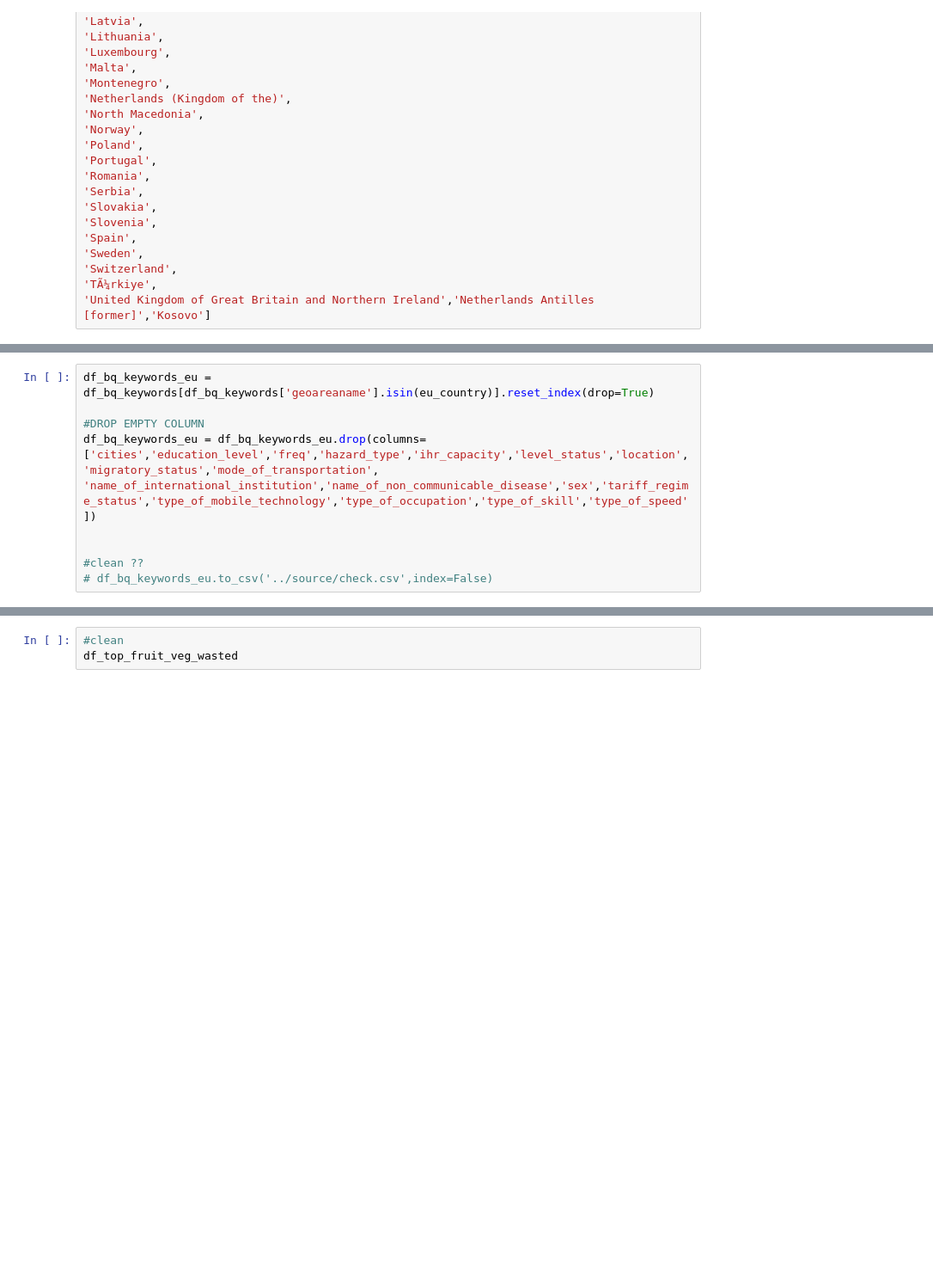
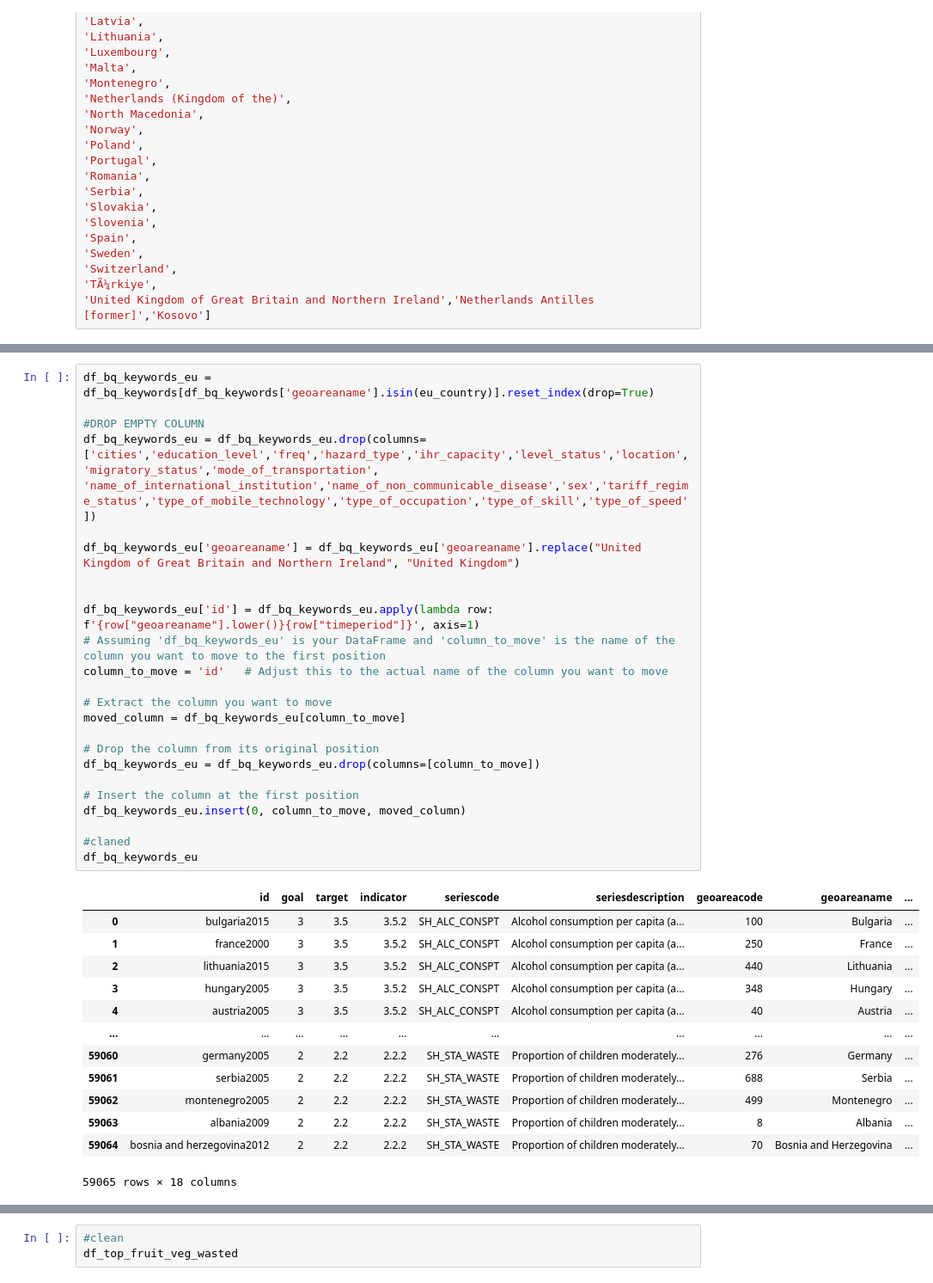
Before and after one commit to krantagat/food_waste_project, a Jupyter notebook: py_notebook/df_wastestat.ipynb, the cells around one changed output, grey strips where cells are left out. Shown at 86% size. Saved outputs shown, nothing was run; the diff lists cells and outputs as text; blank space fills up the shorter version.

```diff
--- a/py_notebook/df_wastestat.ipynb
+++ b/py_notebook/df_wastestat.ipynb
@@ -234,13 +346,42 @@ df_composition
-# %%
-df_bq_keywords_eu = df_bq_keywords[df_bq_keywords['geoareaname'].isin(eu_country)].reset_index(drop=True)
-
-#DROP EMPTY COLUMN
-df_bq_keywords_eu = df_bq_keywords_eu.drop(columns=['cities','education_level','freq','hazard_type','ihr_capacity','level_status','location','migratory_status','mode_of_transportation',
-'name_of_international_institution','name_of_non_communicable_disease','sex','tariff_regime_status','type_of_mobile_technology','type_of_occupation','type_of_skill','type_of_speed'])
-
-
-#clean ??
-# df_bq_keywords_eu.to_csv('../source/check.csv',index=False)
+# %%
+df_bq_keywords_eu = df_bq_keywords[df_bq_keywords['geoareaname'].isin(eu_country)].reset_index(drop=True)
+
+#DROP EMPTY COLUMN
+df_bq_keywords_eu = df_bq_keywords_eu.drop(columns=['cities','education_level','freq','hazard_type','ihr_capacity','level_status','location','migratory_status','mode_of_transportation',
+'name_of_international_institution','name_of_non_communicable_disease','sex','tariff_regime_status','type_of_mobile_technology','type_of_occupation','type_of_skill','type_of_speed'])
+
+df_bq_keywords_eu['geoareaname'] = df_bq_keywords_eu['geoareaname'].replace("United Kingdom of Great Britain and Northern Ireland", "United Kingdom")
+
+
+df_bq_keywords_eu['id'] = df_bq_keywords_eu.apply(lambda row: f'{row["geoareaname"].lower()}{row["timeperiod"]}', axis=1)
+# Assuming 'df_bq_keywords_eu' is your DataFrame and 'column_to_move' is the name of the column you want to move to the first position
+column_to_move = 'id'   # Adjust this to the actual name of the column you want to move
+
+# Extract the column you want to move
+moved_column = df_bq_keywords_eu[column_to_move]
+
+# Drop the column from its original position
+df_bq_keywords_eu = df_bq_keywords_eu.drop(columns=[column_to_move])
+
+# Insert the column at the first position
+df_bq_keywords_eu.insert(0, column_to_move, moved_column)
+
+#claned
+df_bq_keywords_eu
+# %% [output]
+|  | id | goal | target | indicator | seriescode | seriesdescription | geoareacode | geoareaname | ... |
+| 0 | bulgaria2015 | 3 | 3.5 | 3.5.2 | SH_ALC_CONSPT | Alcohol consumption per capita (a... | 100 | Bulgaria | ... |
+| 1 | france2000 | 3 | 3.5 | 3.5.2 | SH_ALC_CONSPT | Alcohol consumption per capita (a... | 250 | France | ... |
+| 2 | lithuania2015 | 3 | 3.5 | 3.5.2 | SH_ALC_CONSPT | Alcohol consumption per capita (a... | 440 | Lithuania | ... |
+| 3 | hungary2005 | 3 | 3.5 | 3.5.2 | SH_ALC_CONSPT | Alcohol consumption per capita (a... | 348 | Hungary | ... |
+| 4 | austria2005 | 3 | 3.5 | 3.5.2 | SH_ALC_CONSPT | Alcohol consumption per capita (a... | 40 | Austria | ... |
+| ... | ... | ... | ... | ... | ... | ... | ... | ... | ... |
+| 59060 | germany2005 | 2 | 2.2 | 2.2.2 | SH_STA_WASTE | Proportion of children moderately... | 276 | Germany | ... |
+| 59061 | serbia2005 | 2 | 2.2 | 2.2.2 | SH_STA_WASTE | Proportion of children moderately... | 688 | Serbia | ... |
+| 59062 | montenegro2005 | 2 | 2.2 | 2.2.2 | SH_STA_WASTE | Proportion of children moderately... | 499 | Montenegro | ... |
+| 59063 | albania2009 | 2 | 2.2 | 2.2.2 | SH_STA_WASTE | Proportion of children moderately... | 8 | Albania | ... |
+| 59064 | bosnia and herzegovina2012 | 2 | 2.2 | 2.2.2 | SH_STA_WASTE | Proportion of children moderately... | 70 | Bosnia and Herzegovina | ... |
+59065 rows × 18 columns
 # %%
 
 df_api_12['goal'] = df_api_12['goal'].apply(lambda x: x.replace('[','').replace(']','').replace("'", ''))
```
Also changed, not shown: parts of 11 cells of this notebook, 9 other files.
